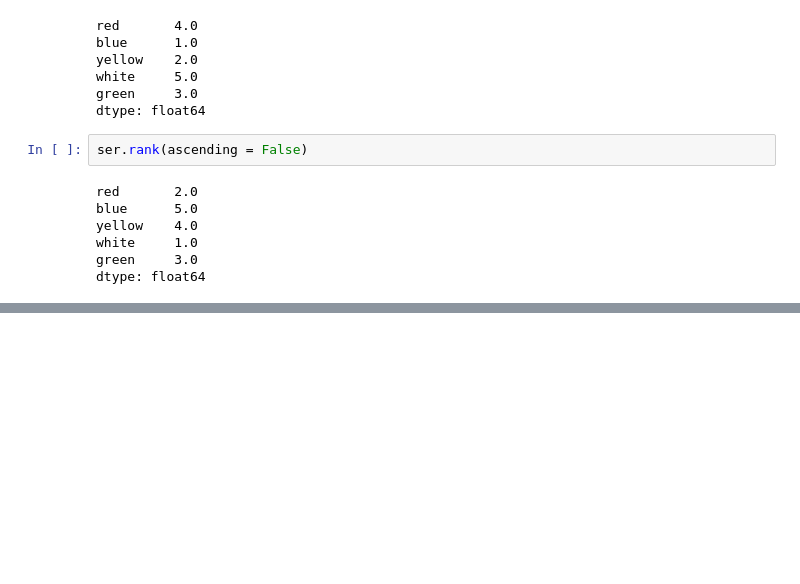
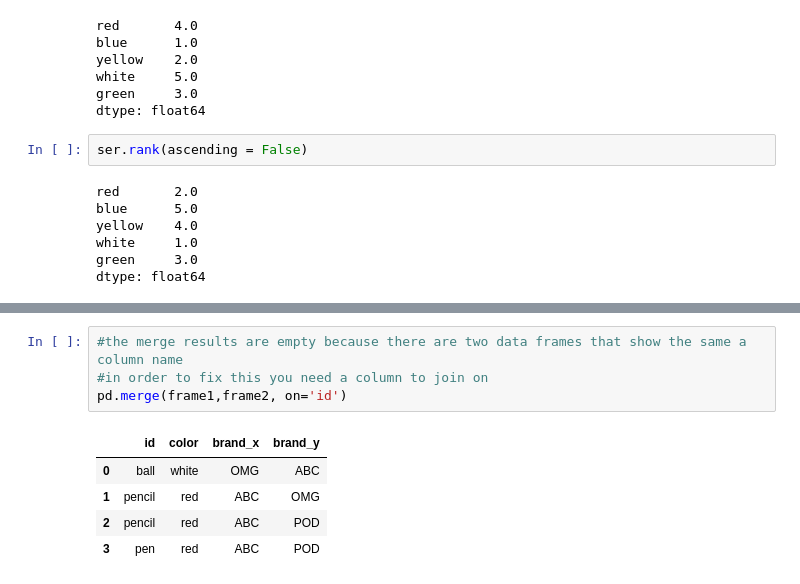
Before and after one commit to Afrochemist/OverviewNotes, a Jupyter notebook: Pandas-Numpy-Matplotlib.ipynb, the cells around one changed output, grey strips where cells are left out. Saved outputs shown, nothing was run; the diff lists cells and outputs as text; blank space fills up the shorter version.

```diff
--- a/Pandas-Numpy-Matplotlib.ipynb
+++ b/Pandas-Numpy-Matplotlib.ipynb
@@ -975,0 +1029,10 @@ dtype: float64
+# %%
+#the merge results are empty because there are two data frames that show the same a column name
+#in order to fix this you need a column to join on
+pd.merge(frame1,frame2, on='id')
+# %% [output]
+|  | id | color | brand_x | brand_y |
+| 0 | ball | white | OMG | ABC |
+| 1 | pencil | red | ABC | OMG |
+| 2 | pencil | red | ABC | POD |
+| 3 | pen | red | ABC | POD |
```
Also changed, not shown: parts of 11 cells of this notebook.
